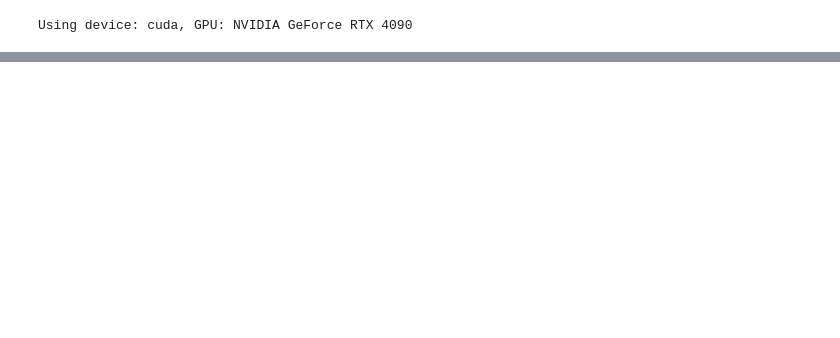
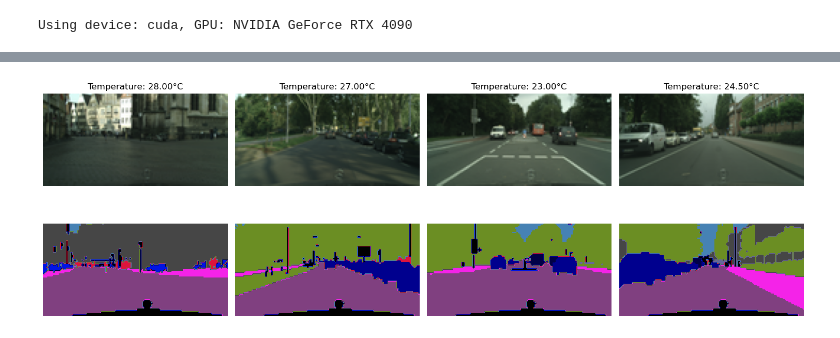
Before and after one commit to matzefit/Streetview-Image-Decoding, a Jupyter notebook: UNET-test.ipynb, the cells around one changed output, grey strips where cells are left out. Cells and saved outputs as stored; diff of their text form; code cells hidden in the pictures; blank space fills up the shorter version.

```diff
--- a/UNET-test.ipynb
+++ b/UNET-test.ipynb
@@ -252,0 +111,4 @@ Validation total loss: 6293.506 -  Mask Loss: 3146416.957, Temp Loss: 3358.517,
+# %%
+plot_samples(val_loader, unnormalize= True, mean = mean , std = std, temp_scale=(temp_min, temp_max))
+# %% [output]
+[figure, added]
```
Also changed, not shown: parts of 22 cells of this notebook, 2 other files.
